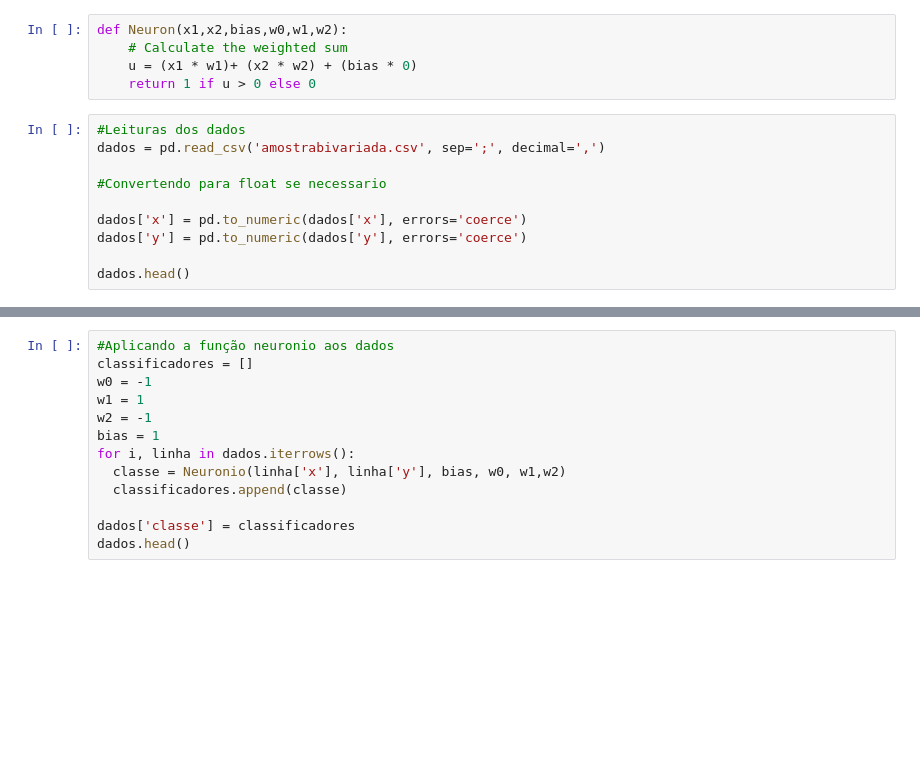
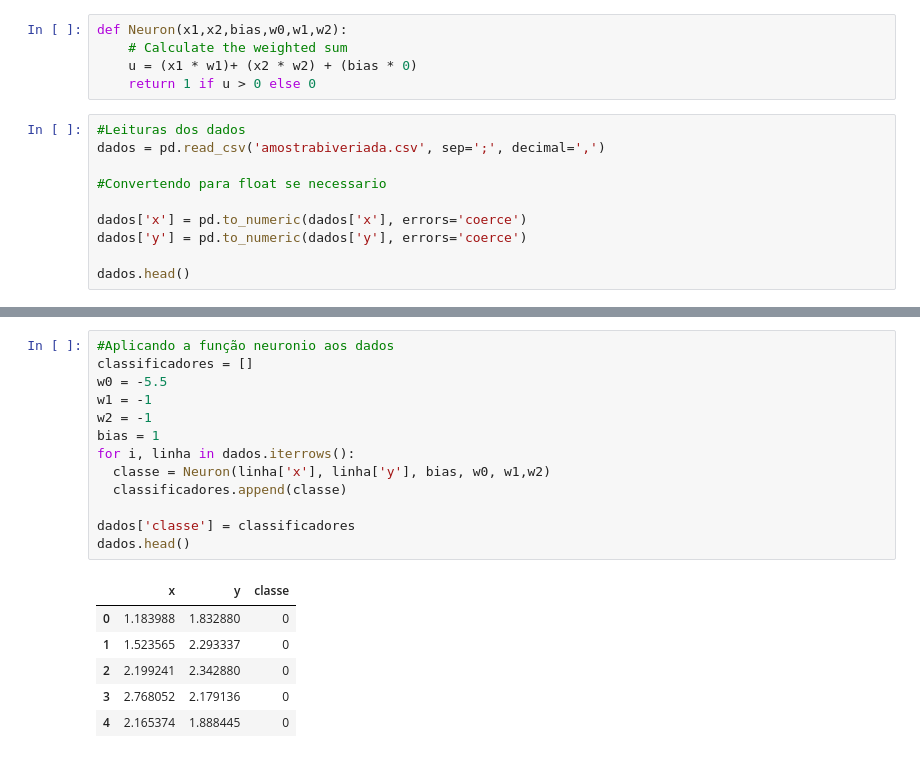
Before and after one commit to SilveiraGustavo/T-picos-Especiais-em-Intelig-ncia-Artificial, a Jupyter notebook: Neuron.ipynb, the cells around one changed output, grey strips where cells are left out. Saved outputs shown, nothing was run; the diff lists cells and outputs as text; blank space fills up the shorter version.

```diff
--- a/Neuron.ipynb
+++ b/Neuron.ipynb
@@ -12,7 +13,7 @@ def Neuron(x1,x2,bias,w0,w1,w2):
     return 1 if u > 0 else 0
 # %%
 #Leituras dos dados
-dados = pd.read_csv('amostrabivariada.csv', sep=';', decimal=',')
+dados = pd.read_csv('amostrabiveriada.csv', sep=';', decimal=',')
 
 #Convertendo para float se necessario
 
@@ -39,16 +44,23 @@ NameError: name 'dados' is not defined
 # %%
 #Aplicando a função neuronio aos dados
 classificadores = []
-w0 = -1
-w1 = 1
+w0 = -5.5
+w1 = -1
 w2 = -1
 bias = 1
 for i, linha in dados.iterrows():
-  classe = Neuronio(linha['x'], linha['y'], bias, w0, w1,w2)
+  classe = Neuron(linha['x'], linha['y'], bias, w0, w1,w2)
   classificadores.append(classe)
 
 dados['classe'] = classificadores
 dados.head()
+# %% [output]
+|  | x | y | classe |
+| 0 | 1.183988 | 1.832880 | 0 |
+| 1 | 1.523565 | 2.293337 | 0 |
+| 2 | 2.199241 | 2.342880 | 0 |
+| 3 | 2.768052 | 2.179136 | 0 |
+| 4 | 2.165374 | 1.888445 | 0 |
 # %%
 plt.figure(figsize=(4,4))
 cores =['blue' if c == 0 else 'green' for c in dados['classe']]
```
Also changed, not shown: parts of 11 cells of this notebook, 1 other file.
